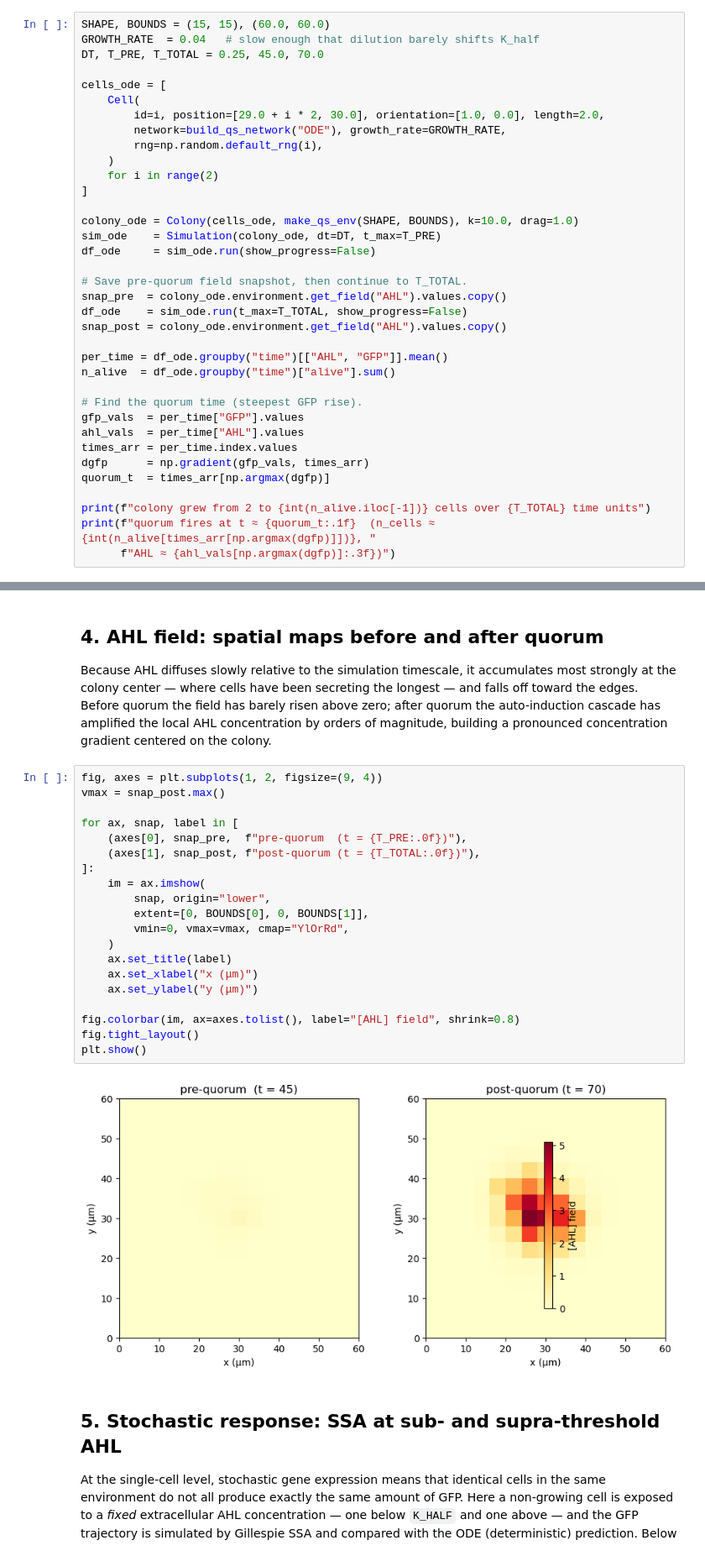
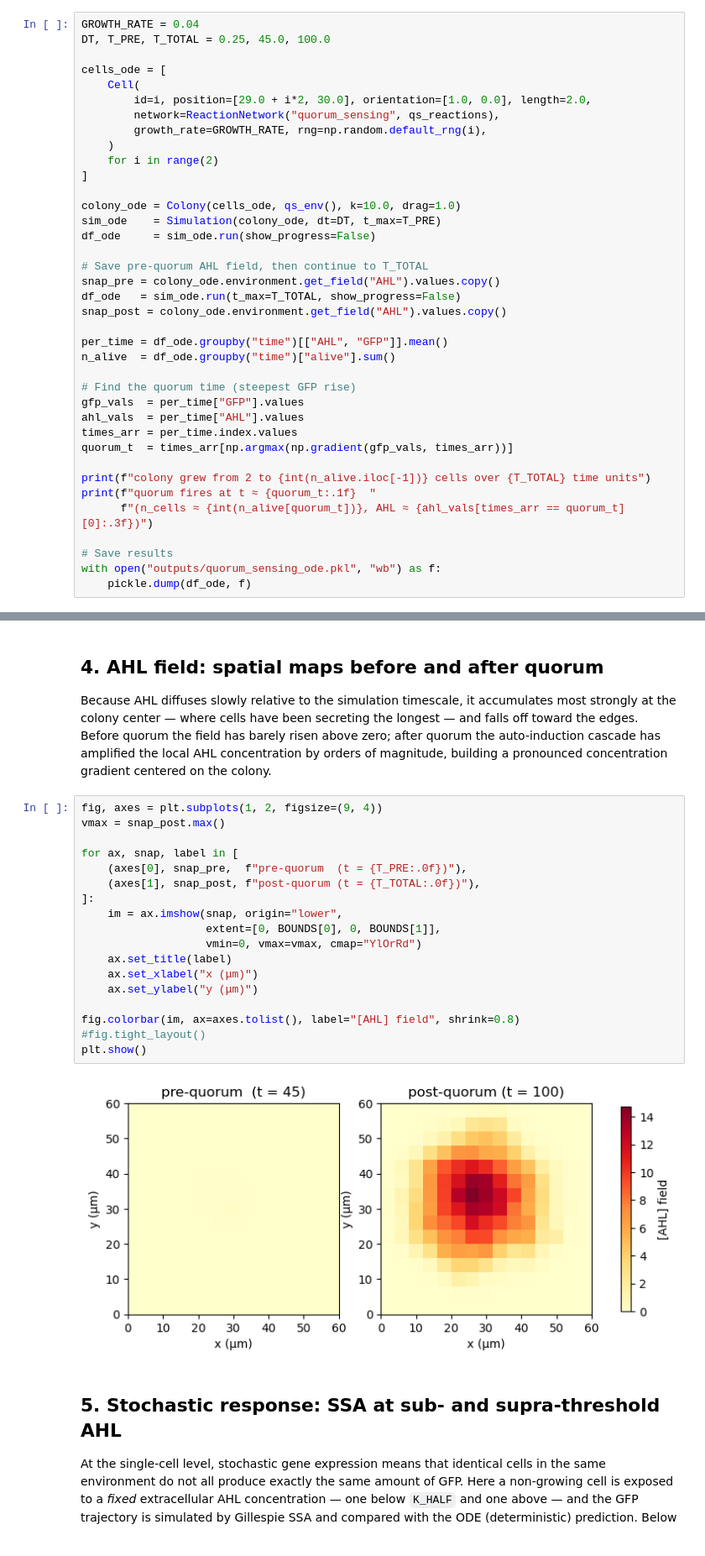
Before and after one commit to Paytonco/multicellular, a Jupyter notebook: examples/quorum_sensing_demo.ipynb, the cells around one changed output, grey strips where cells are left out. Shown at 84% size. Saved outputs shown, nothing was run; the diff lists cells and outputs as text.

```diff
--- a/examples/quorum_sensing_demo.ipynb
+++ b/examples/quorum_sensing_demo.ipynb
@@ -148,39 +140,41 @@ tips AHL past the threshold: the autocatalytic positive feedback kicks in,
 AHL rises rapidly, and GFP lights up across every cell simultaneously — the
 quorum switch fires.
 # %%
-SHAPE, BOUNDS = (15, 15), (60.0, 60.0)
-GROWTH_RATE  = 0.04   # slow enough that dilution barely shifts K_half
-DT, T_PRE, T_TOTAL = 0.25, 45.0, 70.0
+GROWTH_RATE = 0.04
+DT, T_PRE, T_TOTAL = 0.25, 45.0, 100.0
 
 cells_ode = [
     Cell(
-        id=i, position=[29.0 + i * 2, 30.0], orientation=[1.0, 0.0], length=2.0,
-        network=build_qs_network("ODE"), growth_rate=GROWTH_RATE,
-        rng=np.random.default_rng(i),
+        id=i, position=[29.0 + i*2, 30.0], orientation=[1.0, 0.0], length=2.0,
+        network=ReactionNetwork("quorum_sensing", qs_reactions),
+        growth_rate=GROWTH_RATE, rng=np.random.default_rng(i),
     )
     for i in range(2)
 ]
 
-colony_ode = Colony(cells_ode, make_qs_env(SHAPE, BOUNDS), k=10.0, drag=1.0)
+colony_ode = Colony(cells_ode, qs_env(), k=10.0, drag=1.0)
 sim_ode    = Simulation(colony_ode, dt=DT, t_max=T_PRE)
 df_ode     = sim_ode.run(show_progress=False)
 
-# Save pre-quorum field snapshot, then continue to T_TOTAL.
-snap_pre  = colony_ode.environment.get_field("AHL").values.copy()
-df_ode    = sim_ode.run(t_max=T_TOTAL, show_progress=False)
+# Save pre-quorum AHL field, then continue to T_TOTAL
+snap_pre = colony_ode.environment.get_field("AHL").values.copy()
+df_ode   = sim_ode.run(t_max=T_TOTAL, show_progress=False)
 snap_post = colony_ode.environment.get_field("AHL").values.copy()
 
 per_time = df_ode.groupby("time")[["AHL", "GFP"]].mean()
 n_alive  = df_ode.groupby("time")["alive"].sum()
 
-# Find the quorum time (steepest GFP rise).
+# Find the quorum time (steepest GFP rise)
 gfp_vals  = per_time["GFP"].values
 ahl_vals  = per_time["AHL"].values
 times_arr = per_time.index.values
-dgfp      = np.gradient(gfp_vals, times_arr)
-quorum_t  = times_arr[np.argmax(dgfp)]
+quorum_t  = times_arr[np.argmax(np.gradient(gfp_vals, times_arr))]
 
 print(f"colony grew from 2 to {int(n_alive.iloc[-1])} cells over {T_TOTAL} time units")
-print(f"quorum fires at t ≈ {quorum_t:.1f}  (n_cells ≈ {int(n_alive[times_arr[np.argmax(dgfp)]])}, "
-      f"AHL ≈ {ahl_vals[np.argmax(dgfp)]:.3f})")
+print(f"quorum fires at t ≈ {quorum_t:.1f}  "
+      f"(n_cells ≈ {int(n_alive[quorum_t])}, AHL ≈ {ahl_vals[times_arr == quorum_t][0]:.3f})")
+
+# Save results
+with open("outputs/quorum_sensing_ode.pkl", "wb") as f:
+    pickle.dump(df_ode, f)
 # %% [output]
@@ -220,25 +214,23 @@ a pronounced concentration gradient centered on the colony.
 # %%
 fig, axes = plt.subplots(1, 2, figsize=(9, 4))
 vmax = snap_post.max()
 
 for ax, snap, label in [
     (axes[0], snap_pre,  f"pre-quorum  (t = {T_PRE:.0f})"),
     (axes[1], snap_post, f"post-quorum (t = {T_TOTAL:.0f})"),
 ]:
-    im = ax.imshow(
-        snap, origin="lower",
-        extent=[0, BOUNDS[0], 0, BOUNDS[1]],
-        vmin=0, vmax=vmax, cmap="YlOrRd",
-    )
+    im = ax.imshow(snap, origin="lower",
+                   extent=[0, BOUNDS[0], 0, BOUNDS[1]],
+                   vmin=0, vmax=vmax, cmap="YlOrRd")
     ax.set_title(label)
     ax.set_xlabel("x (μm)")
     ax.set_ylabel("y (μm)")
 
 fig.colorbar(im, ax=axes.tolist(), label="[AHL] field", shrink=0.8)
-fig.tight_layout()
+#fig.tight_layout()
 plt.show()
 # %% [output]
-[figure, old version]
+[figure, new version]
 # %% [markdown]
 ## 5. Stochastic response: SSA at sub- and supra-threshold AHL
 
```
Also changed, not shown: parts of 11 cells of this notebook, 15 other files.
